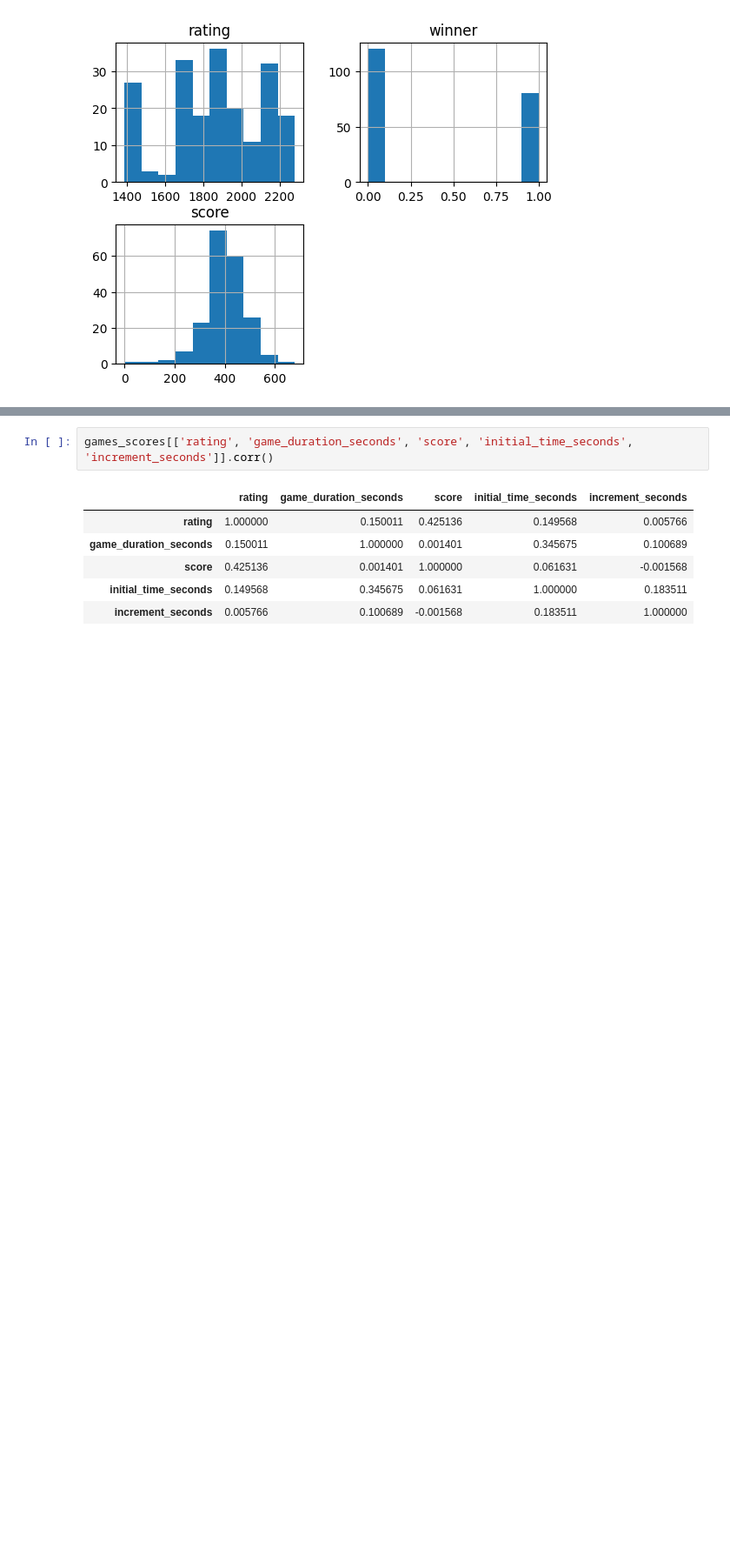
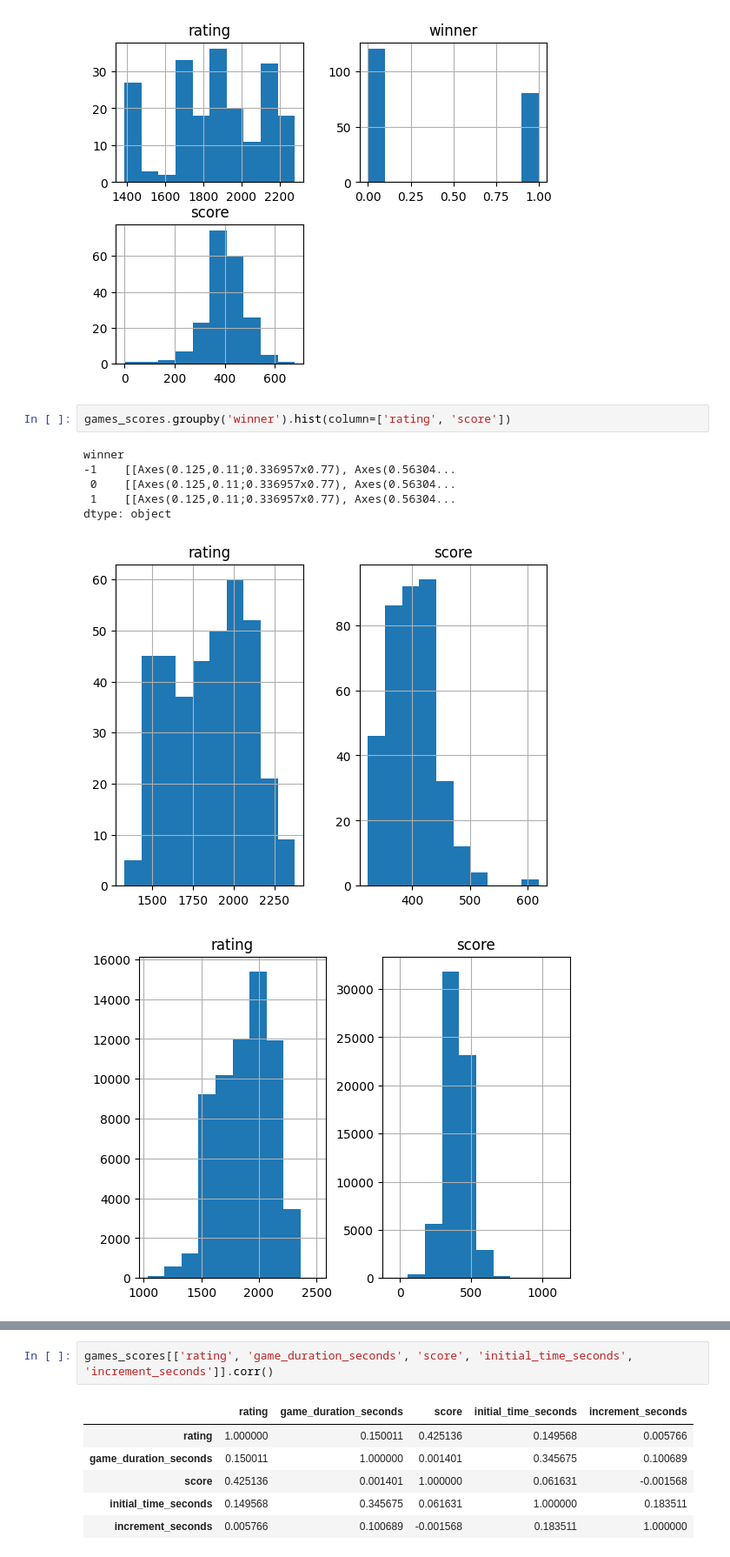
Before and after one commit to CatGuy1300/scrabble, a Jupyter notebook: notebooks/EDA.ipynb, the cells around one changed output, grey strips where cells are left out. Shown at 87% size. Cells and saved outputs as stored; diff of their text form; blank space fills up the shorter version.

```diff
--- a/notebooks/EDA.ipynb
+++ b/notebooks/EDA.ipynb
@@ -193,3 +214,13 @@ dtype: object
 [figure]
 [figure]
 [figure]
+# %%
+games_scores.groupby('winner').hist(column=['rating', 'score'])
+# %% [output]
+winner
+-1    [[Axes(0.125,0.11;0.336957x0.77), Axes(0.56304...
+ 0    [[Axes(0.125,0.11;0.336957x0.77), Axes(0.56304...
+ 1    [[Axes(0.125,0.11;0.336957x0.77), Axes(0.56304...
+dtype: object
+[figure, added]
+[figure, added]
```
Also changed, not shown: parts of 59 cells of this notebook, 8 other files.
